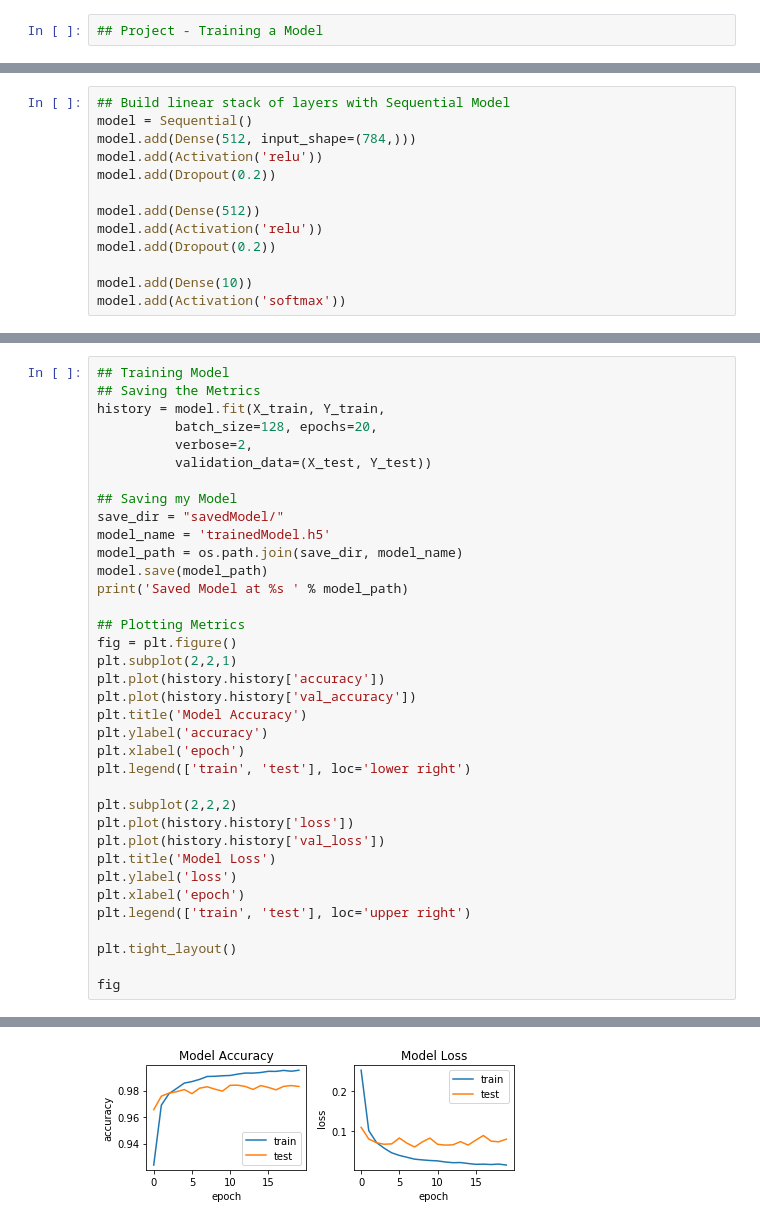
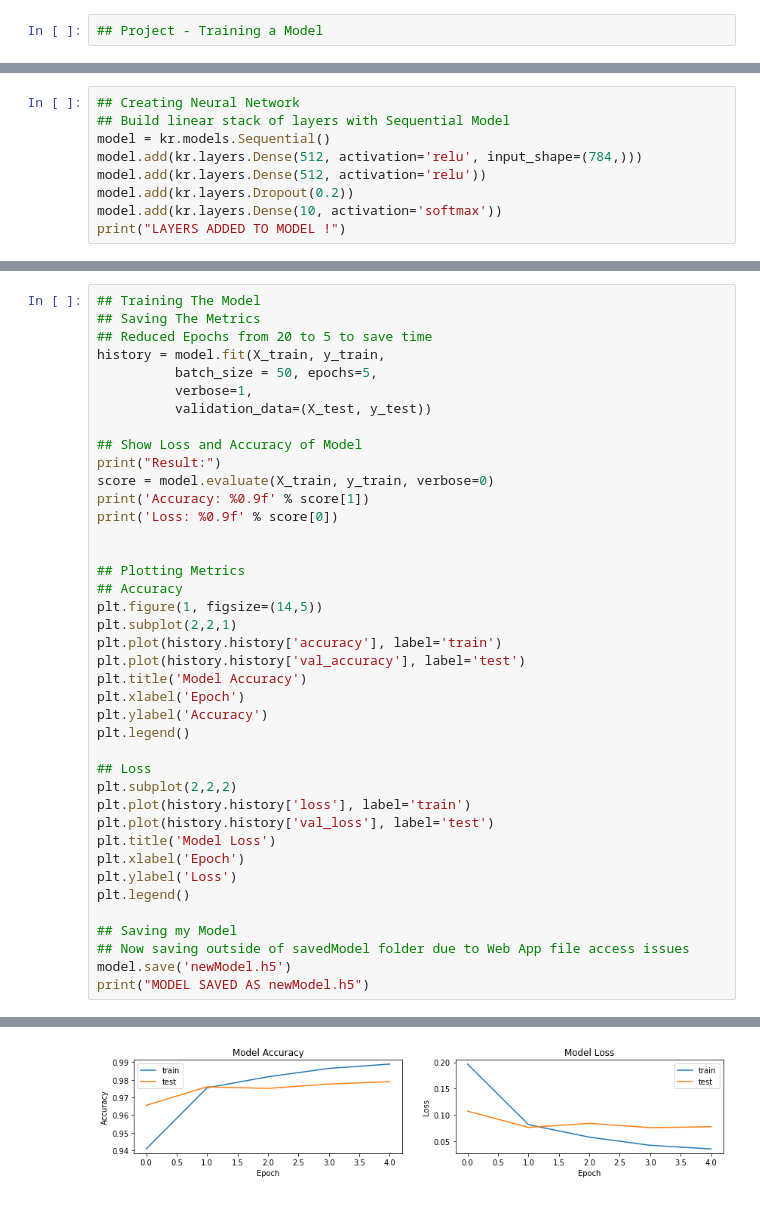
Before and after one commit to AndreasFahey/Emerging-Technologies, a Jupyter notebook: ProjectModel.ipynb, the cells around one changed output, grey strips where cells are left out. Cells and saved outputs as stored; diff of their text form.

```diff
--- a/ProjectModel.ipynb
+++ b/ProjectModel.ipynb
@@ -97,13 +51,9 @@ Shape after Encoding (60000, 10)
 # %%
+## Creating Neural Network
 ## Build linear stack of layers with Sequential Model
-model = Sequential()
-model.add(Dense(512, input_shape=(784,)))
-model.add(Activation('relu'))
-model.add(Dropout(0.2))
-
-model.add(Dense(512))
-model.add(Activation('relu'))
-model.add(Dropout(0.2))
-
-model.add(Dense(10))
-model.add(Activation('softmax'))
+model = kr.models.Sequential()
+model.add(kr.layers.Dense(512, activation='relu', input_shape=(784,)))
+model.add(kr.layers.Dense(512, activation='relu'))
+model.add(kr.layers.Dropout(0.2))
+model.add(kr.layers.Dense(10, activation='softmax'))
+print("LAYERS ADDED TO MODEL !")
@@ -113,38 +90,42 @@ model.compile(loss='categorical_crossentropy', metrics=['accuracy'], optimizer='
 # %%
-## Training Model
-## Saving the Metrics
-history = model.fit(X_train, Y_train,
-          batch_size=128, epochs=20,
-          verbose=2,
-          validation_data=(X_test, Y_test))
+## Training The Model
+## Saving The Metrics
+## Reduced Epochs from 20 to 5 to save time
+history = model.fit(X_train, y_train,
+          batch_size = 50, epochs=5,
+          verbose=1,
+          validation_data=(X_test, y_test))
+
+## Show Loss and Accuracy of Model
+print("Result:")
+score = model.evaluate(X_train, y_train, verbose=0)
+print('Accuracy: %0.9f' % score[1])
+print('Loss: %0.9f' % score[0])
+
+
+## Plotting Metrics
+## Accuracy
+plt.figure(1, figsize=(14,5))
+plt.subplot(2,2,1)
+plt.plot(history.history['accuracy'], label='train')
+plt.plot(history.history['val_accuracy'], label='test')
+plt.title('Model Accuracy')
+plt.xlabel('Epoch')
+plt.ylabel('Accuracy')
+plt.legend()
+
+## Loss
+plt.subplot(2,2,2)
+plt.plot(history.history['loss'], label='train')
+plt.plot(history.history['val_loss'], label='test')
+plt.title('Model Loss')
+plt.xlabel('Epoch')
+plt.ylabel('Loss')
+plt.legend()
 
 ## Saving my Model
-save_dir = "savedModel/"
-model_name = 'trainedModel.h5'
-model_path = os.path.join(save_dir, model_name)
-model.save(model_path)
-print('Saved Model at %s ' % model_path)
-
-## Plotting Metrics
-fig = plt.figure()
-plt.subplot(2,2,1)
-plt.plot(history.history['accuracy'])
-plt.plot(history.history['val_accuracy'])
-plt.title('Model Accuracy')
-plt.ylabel('accuracy')
-plt.xlabel('epoch')
-plt.legend(['train', 'test'], loc='lower right')
-
-plt.subplot(2,2,2)
-plt.plot(history.history['loss'])
-plt.plot(history.history['val_loss'])
-plt.title('Model Loss')
-plt.ylabel('loss')
-plt.xlabel('epoch')
-plt.legend(['train', 'test'], loc='upper right')
-
-plt.tight_layout()
-
-fig
+## Now saving outside of savedModel folder due to Web App file access issues
+model.save('newModel.h5')
+print("MODEL SAVED AS newModel.h5")
 # %% [output]
 Train on 60000 samples, validate on 10000 samples
@@ -167 +146 @@ Saved Model at savedModel/trainedModel.h5
-[figure, old version]
+[figure, new version]
```
Also changed, not shown: parts of 15 cells of this notebook, 8 other files.
